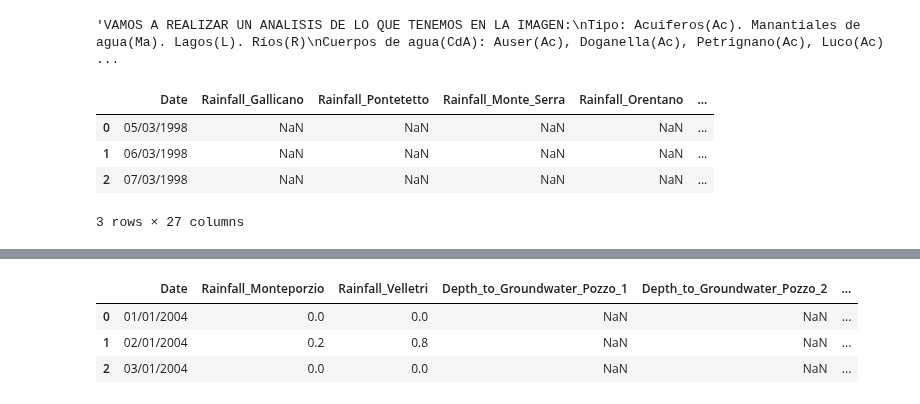
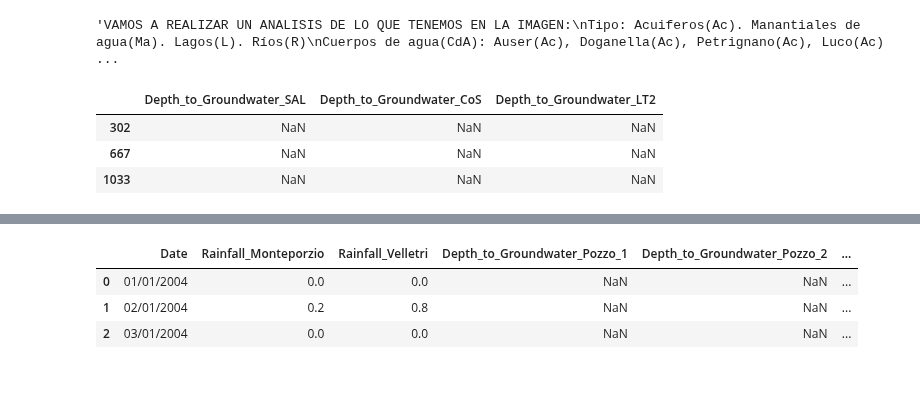
Before and after one commit to JosBerGon34/4GA.DataScience, a Jupyter notebook: src/explore.ipynb, the cells around one changed output, grey strips where cells are left out. Drawn from its saved outputs; the diff is of its cells as text; code cells hidden in the pictures.

```diff
--- a/src/explore.ipynb
+++ b/src/explore.ipynb
@@ -37,11 +37,15 @@ Ma_Amiata, Ma_MadonnaDiCanneto, Ma_Lupa, L_Bilancino, R_Arno.
 # %%
 #Tal y como se ve en la segunda Imagen, sabemos exactamente las variables target de cada TyCdA.
 #Cargamos archivos CSV en dataframes por separado.
 Ac_Auser = pd.read_csv('/workspaces/JBGTimeSeriesProject2/data/Aquifer_Auser.csv')
-Ac_Auser.head(3)
+
+#Ordenamos datos por fecha creciente.
+Ac_Auser = Ac_Auser.sort_values(by='Date')
+#Separamos en grupos targets y predictoras:
+targetsaa = Ac_Auser[['Depth_to_Groundwater_SAL','Depth_to_Groundwater_CoS','Depth_to_Groundwater_LT2']]
+predsaa = [targetsaa for targetsaa in Ac_Auser.columns if targetsaa not in targetsaa]
 # %% [output]
-|  | Date | Rainfall_Gallicano | Rainfall_Pontetetto | Rainfall_Monte_Serra | Rainfall_Orentano | ... |
-| 0 | 05/03/1998 | NaN | NaN | NaN | NaN | ... |
-| 1 | 06/03/1998 | NaN | NaN | NaN | NaN | ... |
-| 2 | 07/03/1998 | NaN | NaN | NaN | NaN | ... |
+|  | Depth_to_Groundwater_SAL | Depth_to_Groundwater_CoS | Depth_to_Groundwater_LT2 |
+| 302 | NaN | NaN | NaN |
+| 667 | NaN | NaN | NaN |
+| 1033 | NaN | NaN | NaN |
-3 rows × 27 columns
```
Also changed, not shown: parts of 1 cell of this notebook.
